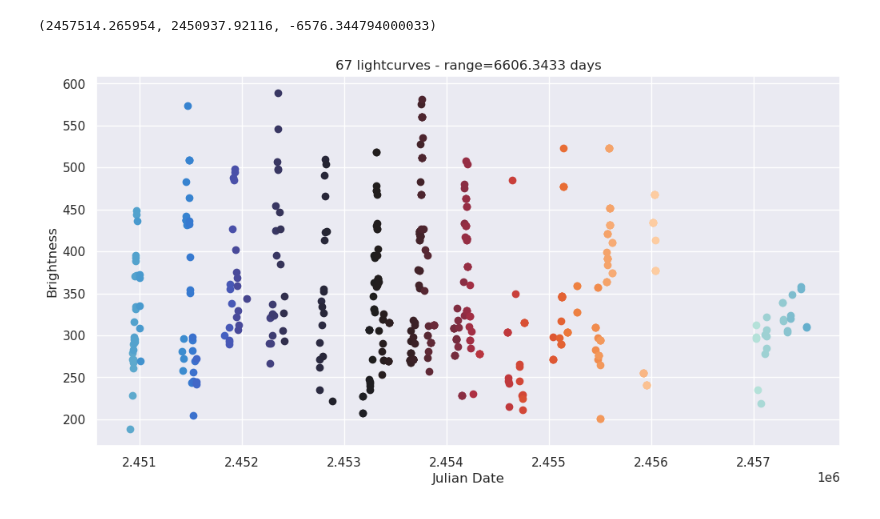
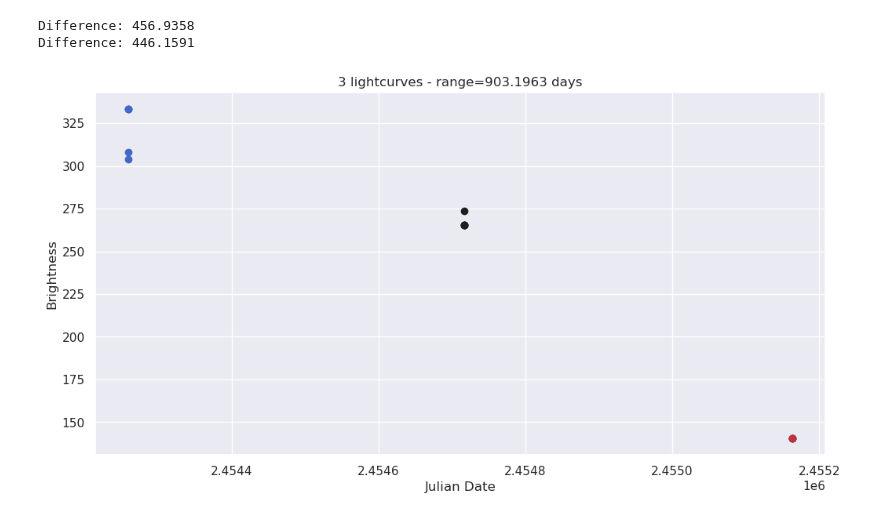
Before and after one commit to Vosloo/asteroid-lightcurves, a Jupyter notebook: stats.ipynb, the cells around one changed output. Drawn from its saved outputs; the diff is of its cells as text; code cells hidden in the pictures.

```diff
--- a/stats.ipynb
+++ b/stats.ipynb
@@ -11,8 +14,8 @@ lightcurve_binner = LightcurveBinner()
 lightcurve_plotter = LightcurvePlotter()
 lightcurve_splitter = LightcurveSplitter()
 # %%
-asteroids = [
+asteroids = sorted((
     asteroid_loader.load_asteroid(name) for name in asteroid_loader.available_asteroids
-]
+), key=lambda asteroid: asteroid.period)
 asteroids
 # %% [output]
@@ -36,2 +43,2 @@ asteroids
 # %%
-asteroid = asteroids[1]
+asteroid = asteroids[-4]
@@ -58,0 +45,7 @@ splitted
+# %%
+# Splits long lightcurve into smaller ones based on a time difference between consecutive points
+# and a minimum number of points in a lightcurve
+#
+# Maximum time difference between consecutive points is set right now to 1 hour apart
+splitted = lightcurve_splitter.split_lightcurves(asteroid.lightcurves, max_time_diff=1/24, min_no_points=5)
+splitted
@@ -80,11 +63,20 @@ bins
-# %%
-bins[0][0].first_JD, bins[0][1].last_JD, bins[0][1].last_JD - bins[0][0].first_JD
-# %% [output]
-(2457514.265954, 2450937.92116, -6576.344794000033)
+# %%
+prev_lc = None
+for _bin in bins:
+    curr_lc = _bin[-1]
+    if prev_lc is None:
+        prev_lc = curr_lc
+        continue
+
+    print(f"Difference: {curr_lc.first_JD - prev_lc.last_JD:.4f}")
+    prev_lc = curr_lc
+# %% [output]
+Difference: 456.9358
+Difference: 446.1591
 # %%
-lightcurve_plotter.plot_lightcurves(splitted)
+lightcurve_plotter.plot_lightcurves(splitted, split_plots=False)
 # %% [output]
-[figure, old version]
+[figure, new version]
 # %%
 for _bin in bins:
     lightcurve_plotter.plot_phased_lightcurves(_bin, period=asteroid.period)
```
Also changed, not shown: parts of 7 cells of this notebook, 4 other files.
